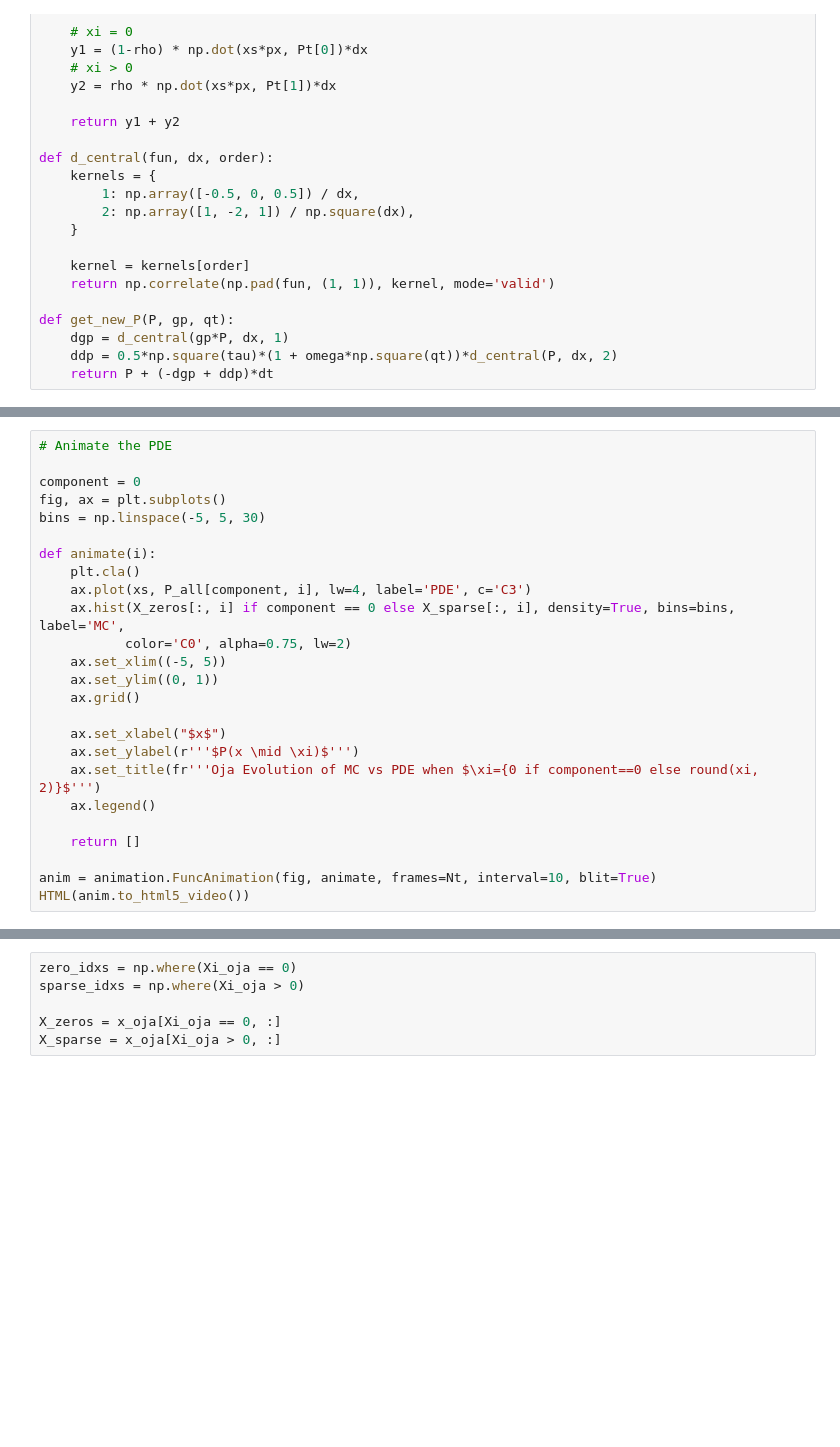
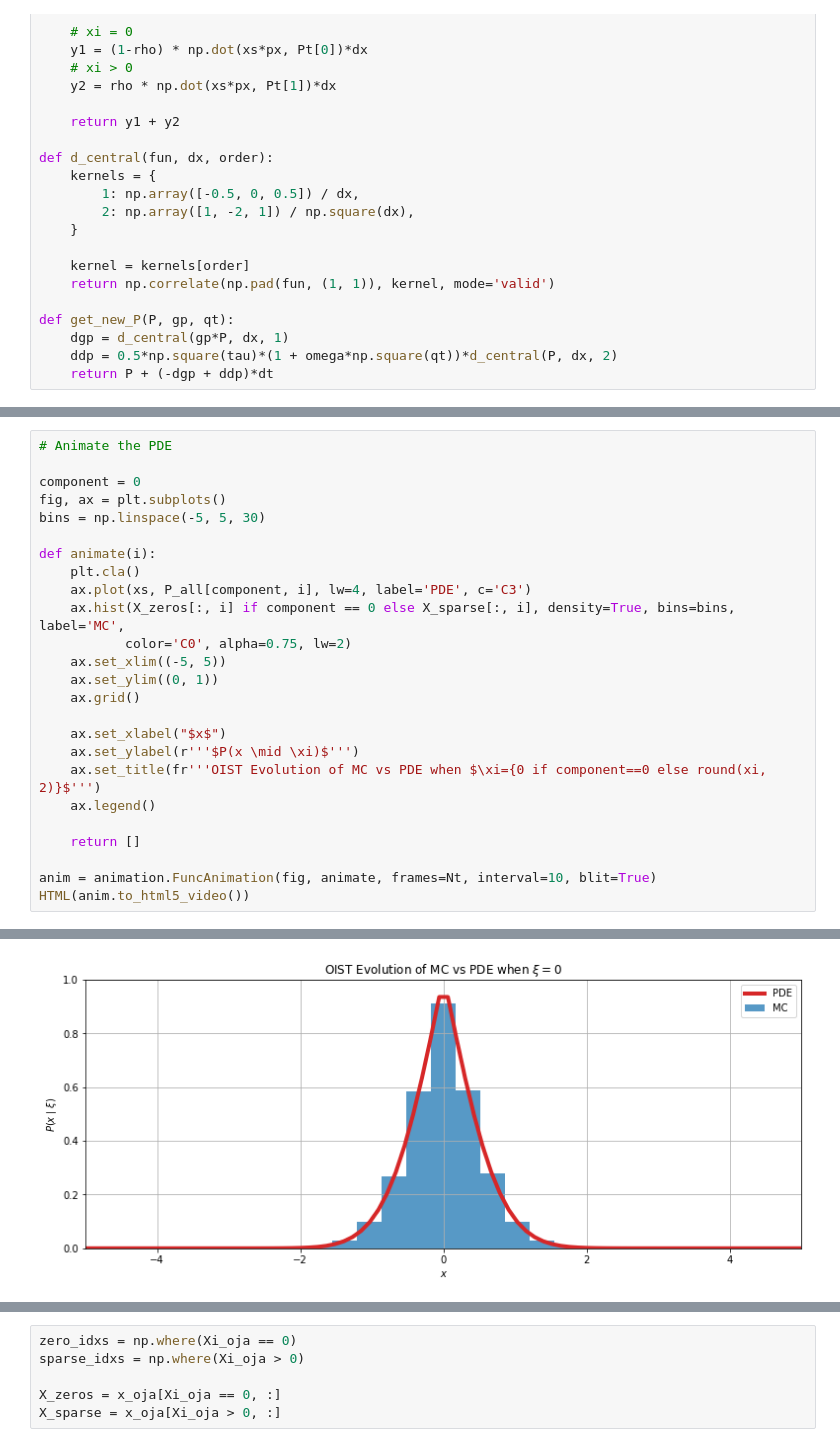
Before and after one commit to ceteke/sparse-pca, a Jupyter notebook: nbs/solve-pde.ipynb, the cells around one changed output, grey strips where cells are left out. Saved outputs shown, nothing was run; the diff lists cells and outputs as text; blank space fills up the shorter version.

```diff
--- a/nbs/solve-pde.ipynb
+++ b/nbs/solve-pde.ipynb
@@ -129,10 +141,11 @@ def animate(i):
 
     ax.set_xlabel("$x$")
     ax.set_ylabel(r'''$P(x \mid \xi)$''')
-    ax.set_title(fr'''Oja Evolution of MC vs PDE when $\xi={0 if component==0 else round(xi, 2)}$''')
+    ax.set_title(fr'''OIST Evolution of MC vs PDE when $\xi={0 if component==0 else round(xi, 2)}$''')
     ax.legend()
 
     return []
 
 anim = animation.FuncAnimation(fig, animate, frames=Nt, interval=10, blit=True)
 HTML(anim.to_html5_video())
+# %% [output]
@@ -139,3 +153,4 @@ HTML(anim.to_html5_video())
+[figure, added]
 # %%
 import h5py
 
```
Also changed, not shown: parts of 9 cells of this notebook, 5 other files.
